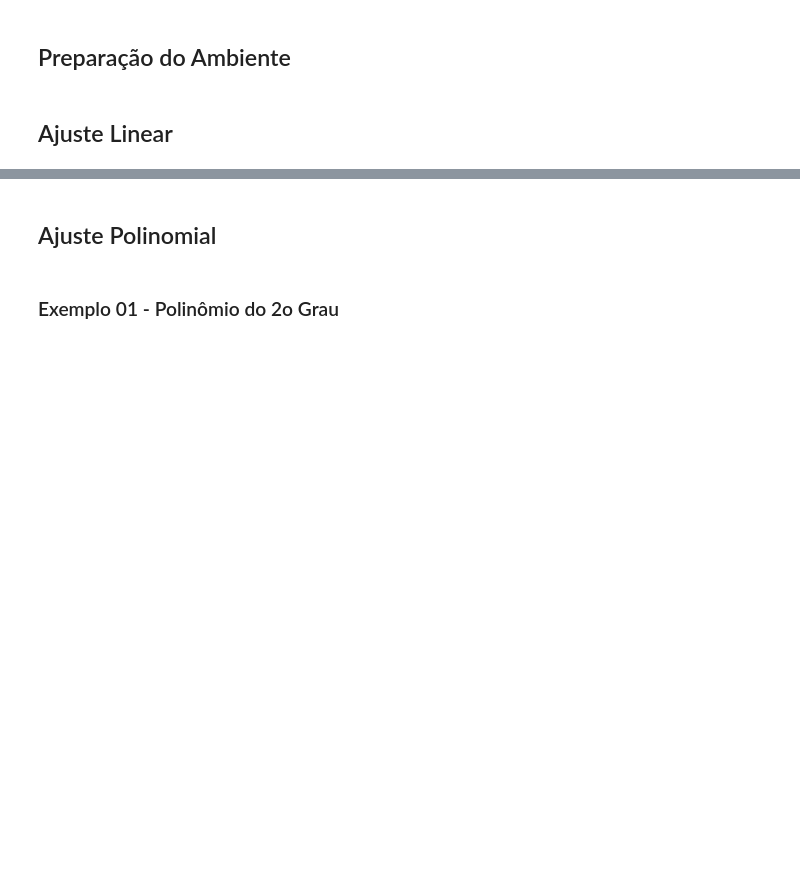
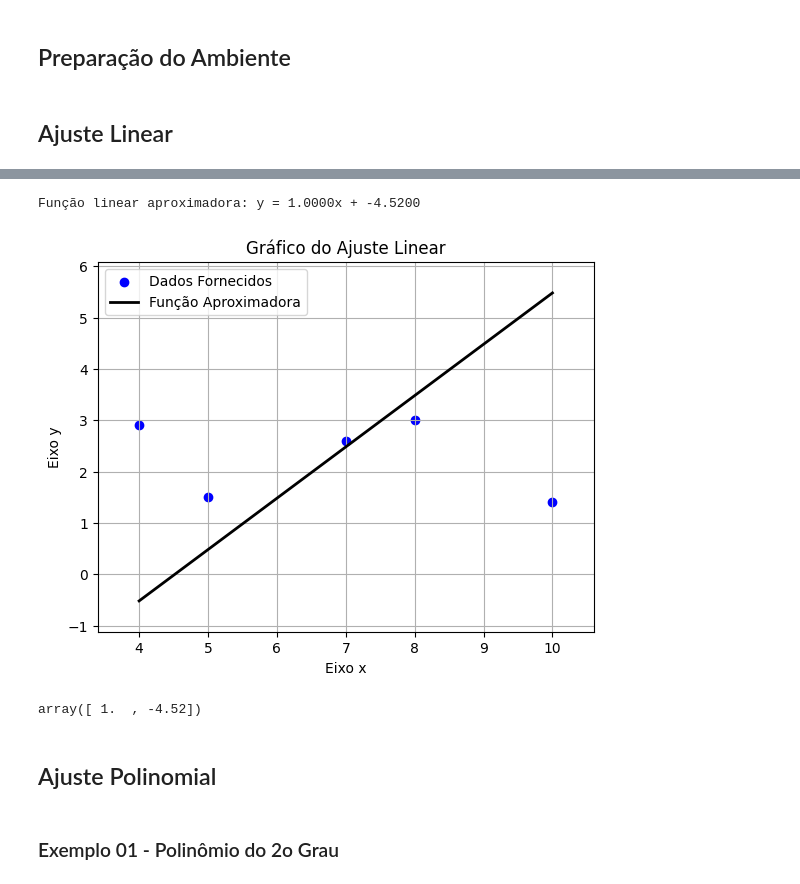
Before and after one commit to Mateus-Band/CB2325NumericaG07, a Jupyter notebook: notebooks_demos/aproximacao_demo.ipynb, the cells around one changed output, grey strips where cells are left out. Drawn from its saved outputs; the diff is of its cells as text; code cells hidden in the pictures; blank space fills up the shorter version.

Commit message:
ajustes no notebook e testes de aproximação

```diff
--- a/notebooks_demos/aproximacao_demo.ipynb
+++ b/notebooks_demos/aproximacao_demo.ipynb
@@ -43,3 +43,9 @@ ajuste_linear([0, 1, 2, 3, 4], [1.1, 1.9, 3.0, 3.9, 5.2])
+# %%
+ajuste([5, 10, 8, 7, 4], [1.5, 1.4, 3.0, 2.6, 2.9], 'lin', plot = True, expr=True)
+# %% [output]
+Função linear aproximadora: y = 1.0000x + -4.5200
+[figure, added]
+array([ 1.  , -4.52])
 # %% [markdown]
 ## Ajuste Polinomial
 # %% [markdown]
```
Also changed, not shown: parts of 17 cells of this notebook, 1 other file.
